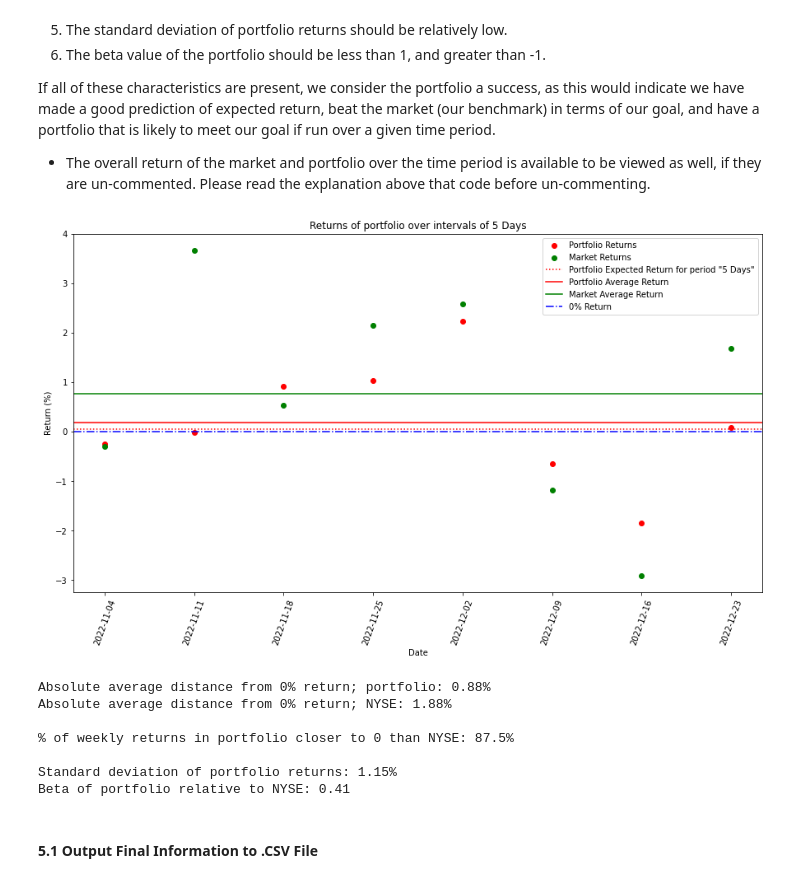
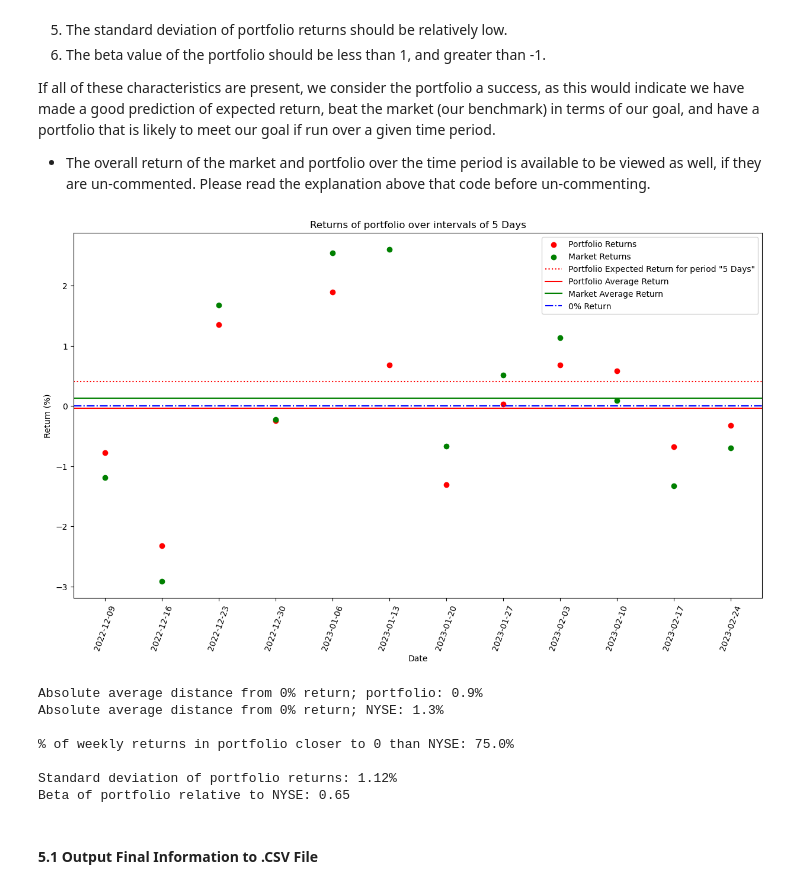
Before and after one commit to bansalishaan/Robo-Advisor, a Jupyter notebook: Robo-Advisor.ipynb, the cells around one changed output. Drawn from its saved outputs; the diff is of its cells as text; code cells hidden in the pictures.

Commit message:
Fixed some bugs with beta

```diff
--- a/Robo-Advisor.ipynb
+++ b/Robo-Advisor.ipynb
@@ -131,21 +133,21 @@ max_tickers = 25
 
 #REFERENCE DATA - CHANGE BASED UPON INVESTMENT HORIZON
 #    Dates for data references made when looking at statistics like volatility, correlation, and beta.
-start = '2022-08-01'
-end = '2022-12-20'
+start = '2022-10-31'
+end = '2023-02-24'
 
 #Reference market for beta calculations, returns visualization.
 ref_market = "^NYA"
 market_name = "NYSE"
 
 capital = 500_000 #How much money we have to spend.
-price_date = '2022-12-20' #Date of purchase for stocks.
+price_date = '2023-02-27' #Date of purchase for stocks.
 estimated_rf = .0383 #Fill in with estimated risk-free rate for the investment horizon.
 
 #Lowest and highest percentage of any given security in the portfolio.
 #Integers. Will be converted to decimals (%).
-lowest_weight = 1
-highest_weight = 20
+lowest_weight = 2
+highest_weight = 13
 
 numdays = 5 #For expected return (NUMBER OF TRADING DAYS ONLY).
 # %% [markdown]
@@ -206,8 +208,8 @@ def average_volume(df_hist):
 #### 1.2 Filter Data (ETL and QA)
 # %%
 #dates for volume calculation.
-vol_date_s = '2021-01-01'
-vol_date_e = '2022-11-02' #Must be YYYY-MM-02.
+vol_date_s = '2022-11-01'
+vol_date_e = '2023-02-02' #Must be YYYY-MM-02.
 
 #end date for valid months function (see (^)).
 endDForValidMonthsFunct = str((pd.to_datetime(vol_date_e) + relativedelta(months = 1)).strftime("%Y-%m-%d"))
@@ -253,8 +255,8 @@ def currency_check(ticker_list, required_denomination):
 
         #Retrieve financial currency from each ticker. If it is 'required_denomination', it is a valid ticker. Else, we don't care so we set it as nan.
         for ticker in ticker_list:
-            tick = yf.Ticker(ticker)
-            currency = tick.info['currency']
+            tick = yq.Ticker([ticker])
+            currency = tick.summary_detail[ticker]['currency']
 
             #Check criteria, add to list of valid tickers for currency.
             if currency == required_denomination:
@@ -496,7 +500,7 @@ We then sort the scores of each ticker in descending order, and pick the first '
 - Note: The score difference across placings for either volatility or correlation is linear (i.e if 1st place has 5 more points than 6th place, 6th place has 5 more points than 11th place)
 # %%
 #Importance ratios.
-weight_volatility = 1
+weight_volatility = 1.5
 weight_correlation = 1
 
 #Calculates volatility for each ticker in pr_df (percent returns DataFrame) (standard deviation of daily percent return).
@@ -592,9 +596,12 @@ scores.reset_index(inplace = True)
 
 #If the amount of tickers is greater than max tickers, grab the first 'max_tickers' tickers to use in final portfolio, else use all of them.
 if len(scores.index) > max_tickers:
-    ticklist_final = scores.iloc[0 : max_tickers, 0].values.tolist()
+    tickers_final = scores.iloc[0 : max_tickers, 0].values.tolist()
 else:
-    ticklist_final = scores.iloc[:, 0].values.tolist()
+    tickers_final = scores.iloc[:, 0].values.tolist()
+
+#Get final list of tickers
+ticklist_final = [tick for tick in tickers if tick in tickers_final]
 
 #Get percent returns DataFrame and price DataFrame.
 tickersReturn_final = tickers_returnDF[ticklist_final]
@@ -1075,8 +1082,8 @@ def get_pct_change(prices):
 
 #Requires: returnsCheckStart is later than or equal to 'start', returnsCheckEnd is earlier than or equal to 'end', both variables are
 #valid trading days, and returnsCheckStart is earlier than returnsCheckEnd.
-returnsCheckStart = '2022-11-07'
-returnsCheckEnd = '2022-11-11'
+returnsCheckStart = '2023-02-13'
+returnsCheckEnd = '2023-02-17'
 
 #Get prices from start date to end date.
 market_prices = get_closing_df([ref_market], returnsCheckStart, returnsCheckEnd)[ref_market].values.tolist()
@@ -1116,8 +1123,8 @@ If all of these characteristics are present, we consider the portfolio a success
 
 * The overall return of the market and portfolio over the time period is available to be viewed as well, if they are un-commented. Please read the explanation above that code before un-commenting.
 # %%
-startD_strt = '2022-10-31'#Must be a Monday.
-endD_strt = '2022-11-04'#Must be a Friday.
+startD_strt = '2022-12-05'#Must be a Monday.
+endD_strt = '2022-12-09'#Must be a Friday.
 weeksPerPeriod = 1
 
 #Initialize sets for Mondays and Fridays.
@@ -1125,7 +1132,7 @@ start_dSet = [startD_strt]
 end_dSet = [endD_strt]
 
 #We want 'num_periods' 'weeksPerPeriod' week periods.
-num_periods = 8
+num_periods = 12
 
 #Add (num_periods - 1) subsequent (weeksPerPeriod) weeks to start and end sets.
 for i in range (0, num_periods - 1):
@@ -1133,7 +1140,8 @@ for i in range (0, num_periods - 1):
     end_dSet.append(str((pd.to_datetime(end_dSet[i]) + relativedelta(days = weeksPerPeriod * 7)).strftime("%Y-%m-%d")))
 
 
-#start_dSet = [date_to_replace_with if item == date_to_replace else item for item in start_dSet] #If there is a monday in your start date set which is a holiday, replace it with the tuesday here.
+start_dSet = ['2022-12-27' if item == '2022-12-26' else item for item in start_dSet] #If there is a monday in your start date set which is a holiday, replace it with the tuesday here.
+start_dSet = ['2023-02-21' if item == '2023-02-20' else item for item in start_dSet]
 #end_dSet = [date_to_replace_with if item == date_to_replace else item for item in end_dSet] #If there is a friday in your end date set which is a holiday, replace it with thursday here.
 
 #Initialize list of returns for graph.
@@ -1176,7 +1184,7 @@ plt.axhline(y = 0, color = 'b', linestyle = '-.', label = '0% Return')
 # Set axis and title.
 plt.title(f'Returns of portfolio over intervals of {frequency}')
 plt.xlabel(f'Date')
-plt.xticks(rotation = '70')
+plt.xticks(rotation = 70)
 plt.ylabel(f'Return (%)')
 
 plt.legend(loc = 'best')
@@ -1188,41 +1196,41 @@ plt.show()
 
 #Grab average distance from 0 of data points.
 returns_abs = [abs(x) for x in port_returns]
 market_returns_abs = [abs(x) for x in market_returns]
 returnsADF0 = np.round(np.mean(returns_abs), 2)
 market_returnsADF0 = np.round(np.mean(market_returns_abs), 2)
 
 closer = 0
 
 #Calculating amount of times our portfolio is closer to 0% return than the market.
 for i in range(0, len(returns_abs)):
     if returns_abs[i] < market_returns_abs[i]:
         closer += 1
 
 closer = np.round(closer / len(returns_abs) * 100, 2)
 
 #DataFrame to store the percent returns of the portfolio and market.
 portfolio_market_stock_pr_df = pd.DataFrame({"Portfolio": port_returns, "Market Stock": market_returns})
 #Beta Calculations of the final portfolio and the market stock.
 market_stock_var = portfolio_market_stock_pr_df["Market Stock"].var()
 final_portfolio_beta_matrix = portfolio_market_stock_pr_df.cov()/market_stock_var
 final_portfolio_beta = final_portfolio_beta_matrix.iloc[0,1]
 
 #Conclusion
 print(f"Absolute average distance from 0% return; portfolio: {returnsADF0}%")
 print(f"Absolute average distance from 0% return; {market_name}: {market_returnsADF0}%")
 print(f"\n% of weekly returns in portfolio closer to 0 than {market_name}: {closer}%")
 print(f"\nStandard deviation of portfolio returns: {np.round(np.std(port_returns), 2)}%")
 print(f"Beta of portfolio relative to {market_name}: {np.round(final_portfolio_beta, 2)}")
 # %% [output]
-[figure, old version]
+[figure, new version]
-Absolute average distance from 0% return; portfolio: 0.88%
-Absolute average distance from 0% return; NYSE: 1.88%
+Absolute average distance from 0% return; portfolio: 0.9%
+Absolute average distance from 0% return; NYSE: 1.3%
 
-% of weekly returns in portfolio closer to 0 than NYSE: 87.5%
+% of weekly returns in portfolio closer to 0 than NYSE: 75.0%
 
-Standard deviation of portfolio returns: 1.15%
-Beta of portfolio relative to NYSE: 0.41
+Standard deviation of portfolio returns: 1.12%
+Beta of portfolio relative to NYSE: 0.65
 # %% [markdown]
 #### 5.1 Output Final Information to .CSV File
 # %%
```
Also changed, not shown: parts of 9 cells of this notebook, 2 other files.
